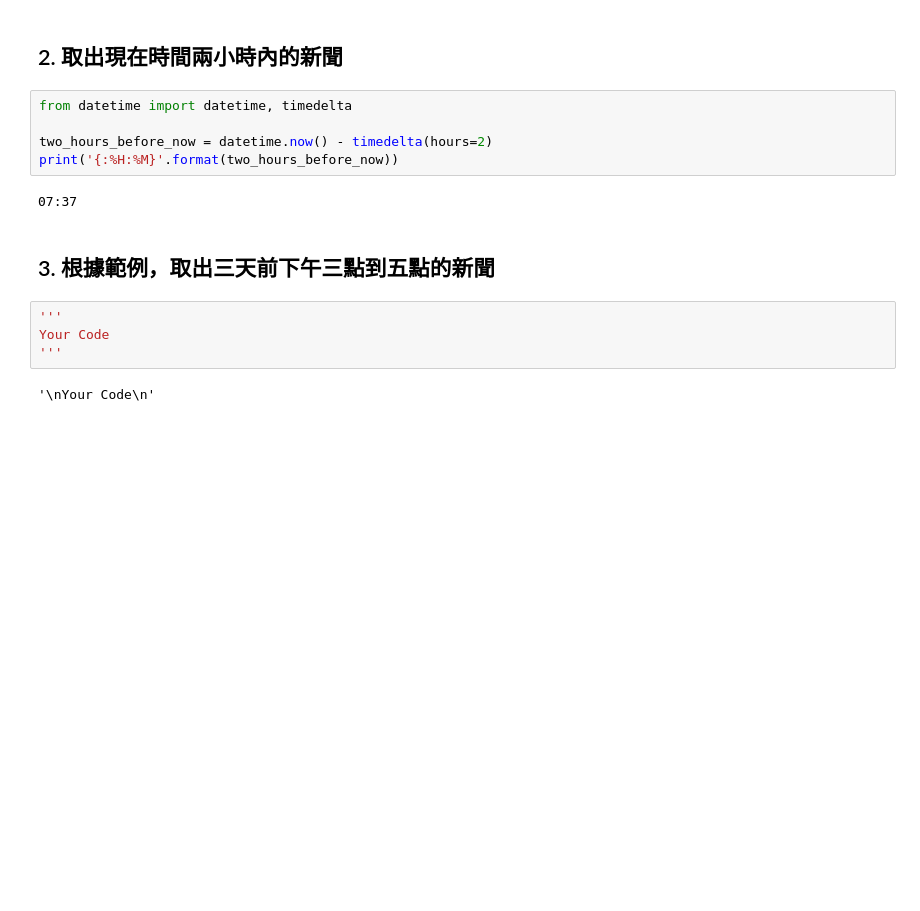
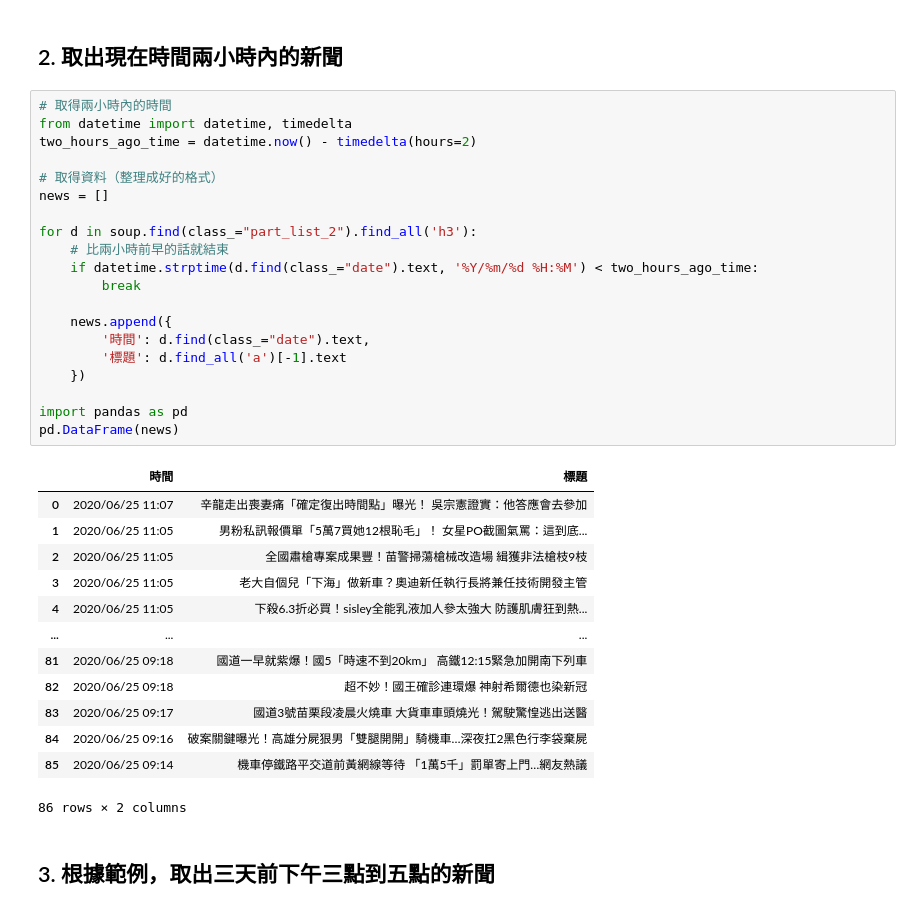
Before and after one commit to DunkLiao/PyCrawlerMarathon, a Jupyter notebook: homework/Day021_HW.ipynb, the cells around one changed output. Drawn from its saved outputs; the diff is of its cells as text; blank space fills up the shorter version.

```diff
--- a/homework/Day021_HW.ipynb
+++ b/homework/Day021_HW.ipynb
@@ -98,17 +129,38 @@ AttributeError: 'Timestamp' object has no attribute 'str'
 # %% [markdown]
 ## 2. 取出現在時間兩小時內的新聞
-# %%
-from datetime import datetime, timedelta
-
-two_hours_before_now = datetime.now() - timedelta(hours=2)
-print('{:%H:%M}'.format(two_hours_before_now))
-# %% [output]
-07:37
+# %%
+# 取得兩小時內的時間
+from datetime import datetime, timedelta
+two_hours_ago_time = datetime.now() - timedelta(hours=2)
+
+# 取得資料（整理成好的格式）
+news = []
+
+for d in soup.find(class_="part_list_2").find_all('h3'):
+    # 比兩小時前早的話就結束
+    if datetime.strptime(d.find(class_="date").text, '%Y/%m/%d %H:%M') < two_hours_ago_time:
+        break
+
+    news.append({
+        '時間': d.find(class_="date").text,
+        '標題': d.find_all('a')[-1].text
+    })
+
+import pandas as pd
+pd.DataFrame(news)
+# %% [output]
+|  | 時間 | 標題 |
+| 0 | 2020/06/25 11:07 | 辛龍走出喪妻痛「確定復出時間點」曝光！ 吳宗憲證實：他答應會去參加 |
+| 1 | 2020/06/25 11:05 | 男粉私訊報價單「5萬7買她12根恥毛」！ 女星PO截圖氣罵：這到底... |
+| 2 | 2020/06/25 11:05 | 全國肅槍專案成果豐！苗警掃蕩槍械改造場 緝獲非法槍枝9枝 |
+| 3 | 2020/06/25 11:05 | 老大自個兒「下海」做新車？奧迪新任執行長將兼任技術開發主管 |
+| 4 | 2020/06/25 11:05 | 下殺6.3折必買！sisley全能乳液加人參太強大 防護肌膚狂到熱... |
+| ... | ... | ... |
+| 81 | 2020/06/25 09:18 | 國道一早就紫爆！國5「時速不到20km」 高鐵12:15緊急加開南下列車 |
+| 82 | 2020/06/25 09:18 | 超不妙！國王確診連環爆 神射希爾德也染新冠 |
+| 83 | 2020/06/25 09:17 | 國道3號苗栗段凌晨火燒車 大貨車車頭燒光！駕駛驚惶逃出送醫 |
+| 84 | 2020/06/25 09:16 | 破案關鍵曝光！高雄分屍狠男「雙腿開開」騎機車…深夜扛2黑色行李袋棄屍 |
+| 85 | 2020/06/25 09:14 | 機車停鐵路平交道前黃網線等待 「1萬5千」罰單寄上門…網友熱議 |
+86 rows × 2 columns
 # %% [markdown]
 ## 3. 根據範例，取出三天前下午三點到五點的新聞
-# %%
-'''
-Your Code
-'''
-# %% [output]
-'\nYour Code\n'
```
Also changed, not shown: parts of 18 cells of this notebook.
